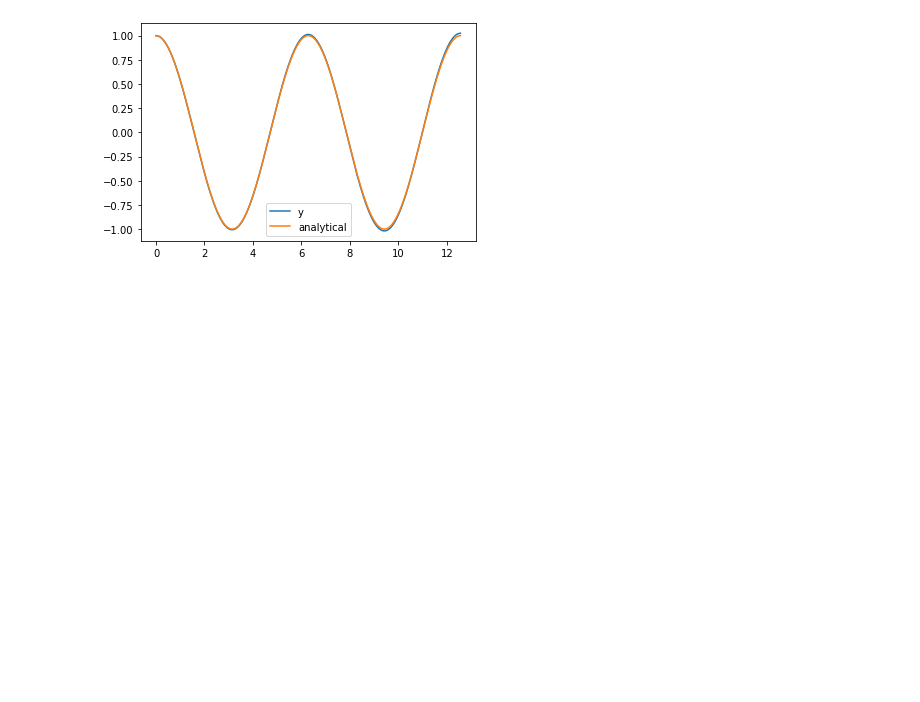
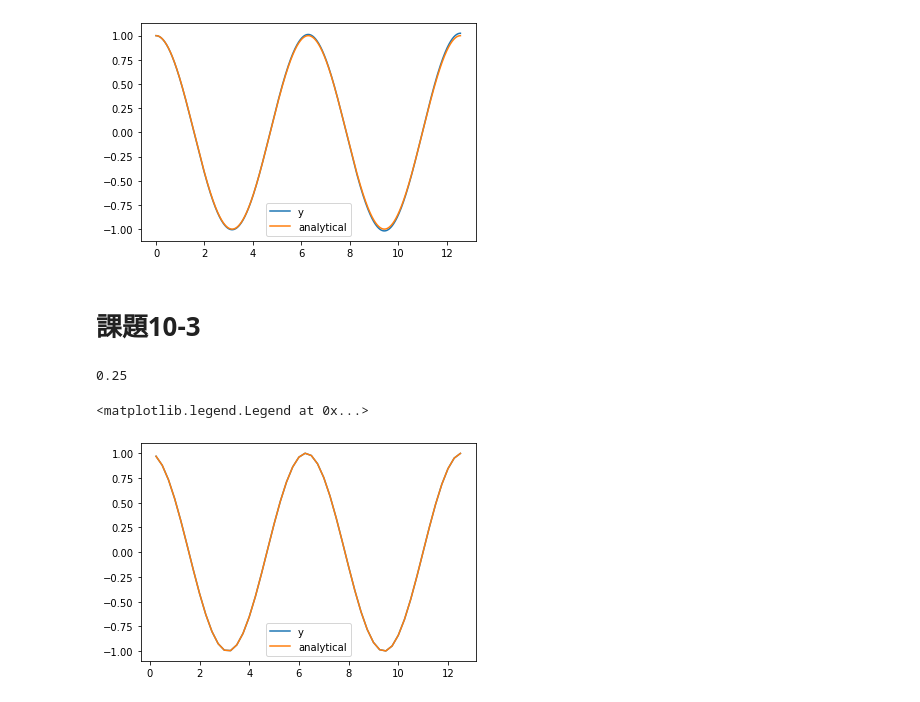
Before and after one commit to kentaroy47/computer-simulation-numerical-analysis, a Jupyter notebook: 10/10_reidai.ipynb, the cells around one changed output. Drawn from its saved outputs; the diff is of its cells as text; code cells hidden in the pictures; blank space fills up the shorter version.

```diff
--- a/10/10_reidai.ipynb
+++ b/10/10_reidai.ipynb
@@ -59,3 +59,32 @@ plt.legend()
 0.00390625
 <matplotlib.legend.Legend at 0x...>
 [figure]
+# %% [markdown]
+# 課題10-3
+# %%
+u = 0; y = 1; h = 0.25
+print(h)
+ys = []; us = []; yas = []
+
+for i in np.arange(h, maxt, h):
+    ya = np.cos(i)
+    k1 = -y; m1 = u
+    u1 = k1*h/2 + u
+    y1 = m1*h/2 + y
+    k2 = -y1; m2 = u1
+    u2 = k2*h/2 + u
+    y2 = m2*h/2 + y
+    k3 = -y2; m3 = u2
+    u3 = k3*h + u
+    y3 = m3*h + y
+    k4 = -y3; m4 = u3
+    u = (k1+2*k2+2*k3+k4)/6*h + u
+    y = (m1+2*m2+2*m3+m4)/6*h + y
+    yas.append(ya); ys.append(y)
+plt.plot(np.arange(h, maxt, h), ys, label='y')
+plt.plot(np.arange(h, maxt, h), yas, label='analytical')
+plt.legend()
+# %% [output]
+0.25
+<matplotlib.legend.Legend at 0x...>
+[figure, added]
```
